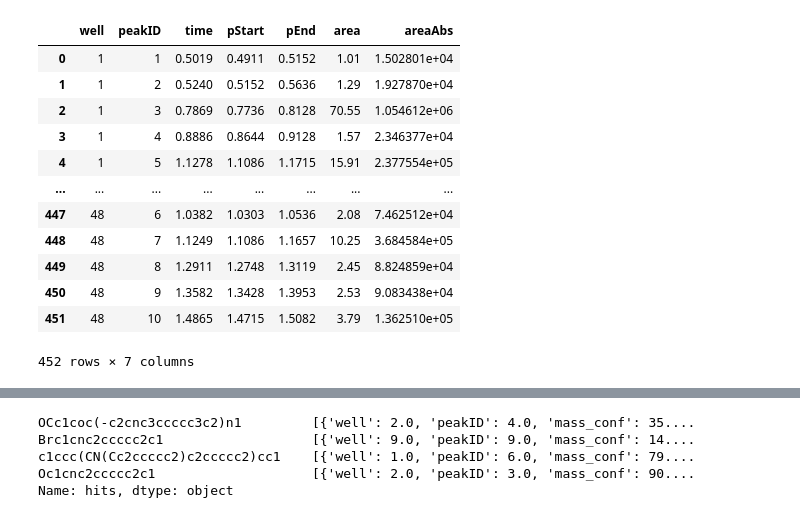
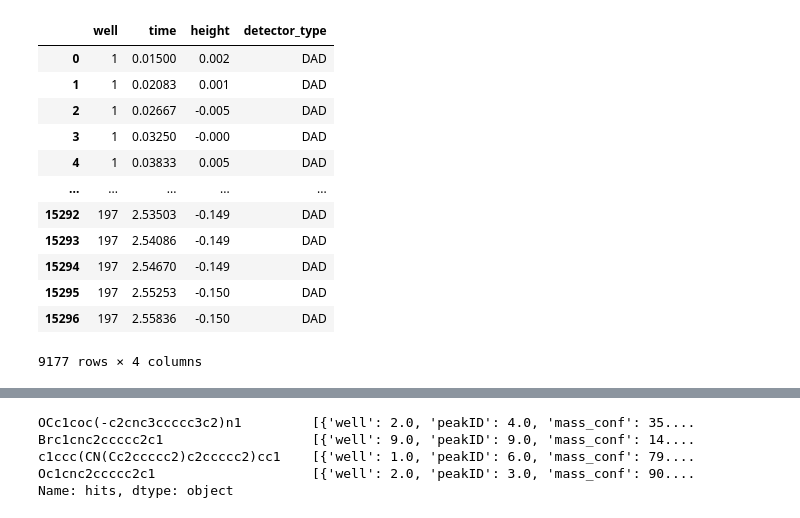
Before and after one commit to thatchemistryguy/PyParse, a Jupyter notebook: code_reop.ipynb, the cells around one changed output, grey strips where cells are left out. Cells and saved outputs as stored; diff of their text form; code cells hidden in the pictures.

```diff
--- a/code_reop.ipynb
+++ b/code_reop.ipynb
@@ -351,8 +396,9 @@ class rawData:
         self.rawTraceTable = pd.DataFrame(trace_list)
 # %%
 #inputfile = "example_dataset/Waters/Example1/example_rpt.rpt"
-inputfile = "example_dataset/Waters/Example2/LC-MS Data for 48-Well Plate.rpt"
+#inputfile = "example_dataset/Waters/Example2/LC-MS Data for 48-Well Plate.rpt"
 #inputfile = "C:/Users/joe.mason/OneDrive - Domainex/Desktop/test.rpt"
+inputfile = "C:/Users/joe.mason/OneDrive - Domainex/Desktop/JoeM-frags_plate5.rpt"
 test = rawData(inputfile)
 # %%
 test.getWellFormat()
@@ -364,2 +411,4 @@ test.processTrace()
 # %%
-test.rawTraceTable
+
+#filter to just the detector type that we want to use for this analysis
+test.rawTraceTable = test.rawTraceTable.loc[test.rawTraceTable["detector_type"] == "DAD"]
@@ -380,19 +415,19 @@ test.rawTraceTable
 # %%
-test.rawDADTable
+test.rawTraceTable
 # %% [output]
-|  | well | peakID | time | pStart | pEnd | area | areaAbs |
-| 0 | 1 | 1 | 0.5019 | 0.4911 | 0.5152 | 1.01 | 1.502801e+04 |
-| 1 | 1 | 2 | 0.5240 | 0.5152 | 0.5636 | 1.29 | 1.927870e+04 |
-| 2 | 1 | 3 | 0.7869 | 0.7736 | 0.8128 | 70.55 | 1.054612e+06 |
-| 3 | 1 | 4 | 0.8886 | 0.8644 | 0.9128 | 1.57 | 2.346377e+04 |
-| 4 | 1 | 5 | 1.1278 | 1.1086 | 1.1715 | 15.91 | 2.377554e+05 |
-| ... | ... | ... | ... | ... | ... | ... | ... |
-| 447 | 48 | 6 | 1.0382 | 1.0303 | 1.0536 | 2.08 | 7.462512e+04 |
-| 448 | 48 | 7 | 1.1249 | 1.1086 | 1.1657 | 10.25 | 3.684584e+05 |
-| 449 | 48 | 8 | 1.2911 | 1.2748 | 1.3119 | 2.45 | 8.824859e+04 |
-| 450 | 48 | 9 | 1.3582 | 1.3428 | 1.3953 | 2.53 | 9.083438e+04 |
-| 451 | 48 | 10 | 1.4865 | 1.4715 | 1.5082 | 3.79 | 1.362510e+05 |
+|  | well | time | height | detector_type |
+| 0 | 1 | 0.01500 | 0.002 | DAD |
+| 1 | 1 | 0.02083 | 0.001 | DAD |
+| 2 | 1 | 0.02667 | -0.005 | DAD |
+| 3 | 1 | 0.03250 | -0.000 | DAD |
+| 4 | 1 | 0.03833 | 0.005 | DAD |
+| ... | ... | ... | ... | ... |
+| 15292 | 197 | 2.53503 | -0.149 | DAD |
+| 15293 | 197 | 2.54086 | -0.149 | DAD |
+| 15294 | 197 | 2.54670 | -0.149 | DAD |
+| 15295 | 197 | 2.55253 | -0.150 | DAD |
+| 15296 | 197 | 2.55836 | -0.150 | DAD |
-452 rows × 7 columns
+9177 rows × 4 columns
 # %%
 class Assignment:
     def __init__(self, filename, plate_col_no):
```
Also changed, not shown: parts of 16 cells of this notebook, 4 other files.
